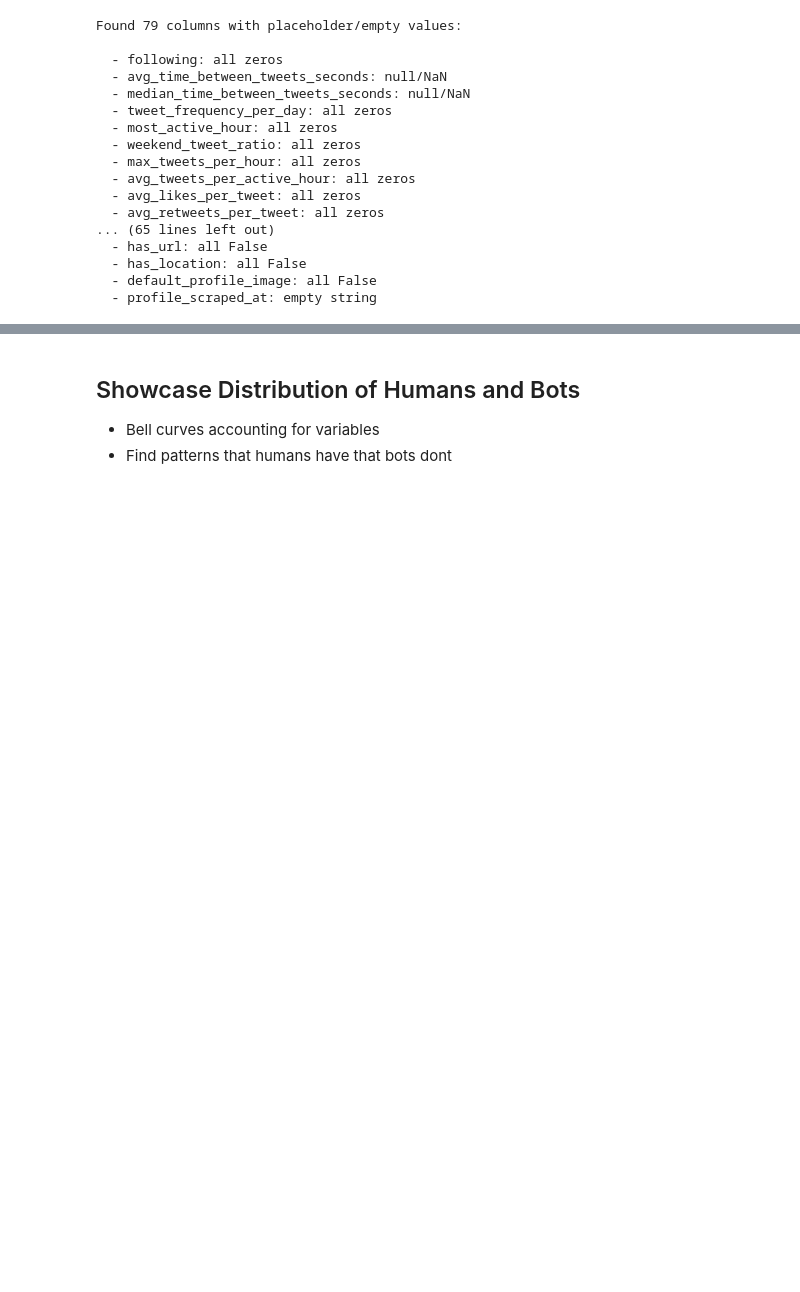
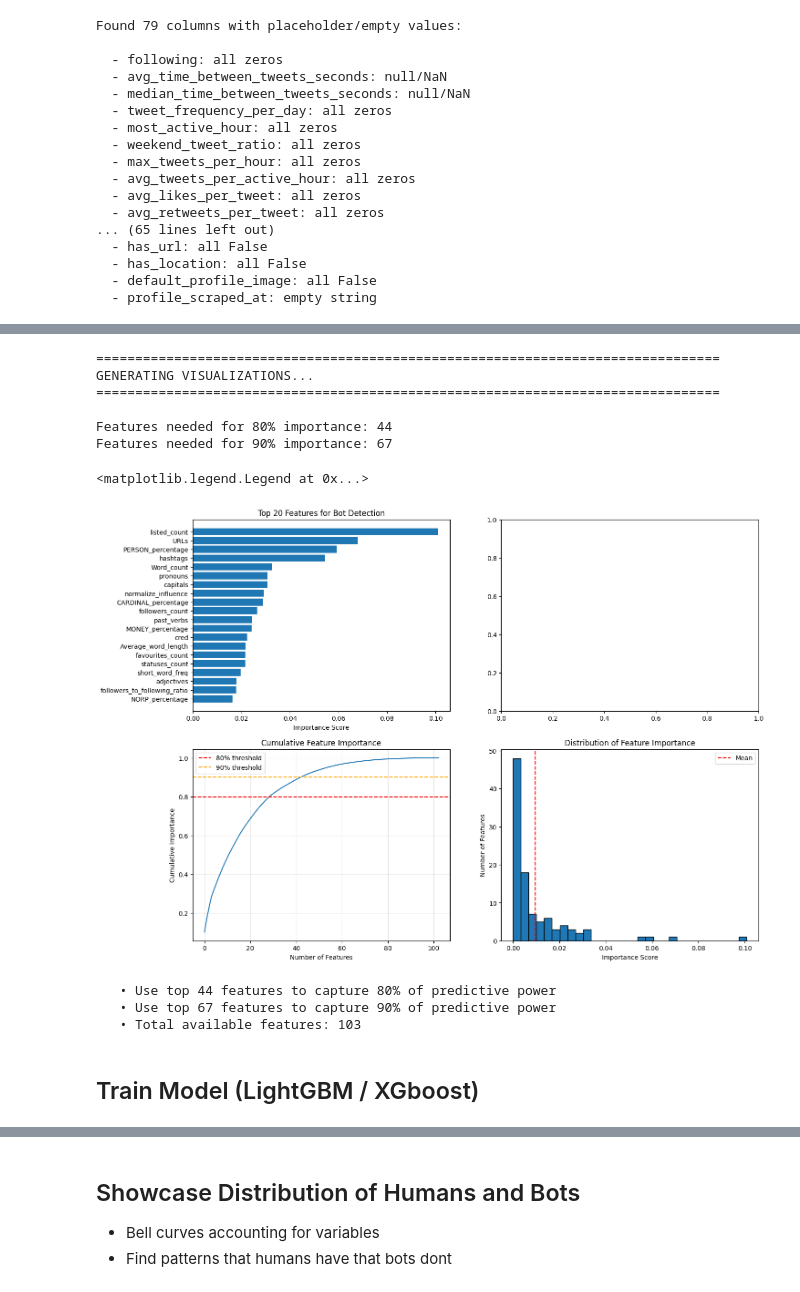
Before and after one commit to moanv2/TVB_IE2025, a Jupyter notebook: ML_model/main.ipynb, the cells around one changed output, grey strips where cells are left out. Saved outputs shown, nothing was run; the diff lists cells and outputs as text; code cells hidden in the pictures; blank space fills up the shorter version.

Commit message:
Completed XGBoost / LightGBM

```diff
--- a/ML_model/main.ipynb
+++ b/ML_model/main.ipynb
@@ -606,0 +333,3 @@ print(null_cols)
+# %%
+# drop the 'website' column (safely)
+unbalanced_data.drop(columns=['website'], inplace=True, errors='ignore')
@@ -606,0 +551,59 @@ print(null_cols)
+# %%
+print("\n" + "=" * 80)
+print("GENERATING VISUALIZATIONS...")
+print("=" * 80)
+
+fig, axes = plt.subplots(2, 2, figsize=(16, 12))
+
+# Plot 1: Top 20 Features
+ax1 = axes[0, 0]
+top_20 = importances.head(20)
+ax1.barh(range(len(top_20)), top_20['importance'])
+ax1.set_yticks(range(len(top_20)))
+ax1.set_yticklabels(top_20['feature'])
+ax1.set_xlabel('Importance Score')
+ax1.set_title('Top 20 Features for Bot Detection')
+ax1.invert_yaxis()
+ax3 = axes[1, 0]
+
+cumsum = importances['importance'].cumsum()
+ax3.plot(range(len(cumsum)), cumsum)
+ax3.axhline(y=0.8, color='r', linestyle='--', label='80% threshold')
+ax3.axhline(y=0.9, color='orange', linestyle='--', label='90% threshold')
+ax3.set_xlabel('Number of Features')
+ax3.set_ylabel('Cumulative Importance')
+ax3.set_title('Cumulative Feature Importance')
+ax3.legend()
+ax3.grid(True, alpha=0.3)
+
+features_80 = (cumsum >= 0.8).idxmax() + 1
+features_90 = (cumsum >= 0.9).idxmax() + 1
+print(f"\nFeatures needed for 80% importance: {features_80}")
+print(f"Features needed for 90% importance: {features_90}")
+
+ax4 = axes[1, 1]
+ax4.hist(importances['importance'], bins=30, edgecolor='black')
+ax4.set_xlabel('Importance Score')
+ax4.set_ylabel('Number of Features')
+ax4.set_title('Distribution of Feature Importance')
+ax4.axvline(x=importances['importance'].mean(), color='r', linestyle='--', label='Mean')
+ax4.legend()
+# %% [output]
+================================================================================
+GENERATING VISUALIZATIONS...
+================================================================================
+
+Features needed for 80% importance: 44
+Features needed for 90% importance: 67
+<matplotlib.legend.Legend at 0x...>
+[figure, added]
+# %%
+print(f"   • Use top {features_80} features to capture 80% of predictive power")
+print(f"   • Use top {features_90} features to capture 90% of predictive power")
+print(f"   • Total available features: {len(feature_cols)}")
+# %% [output]
+   • Use top 44 features to capture 80% of predictive power
+   • Use top 67 features to capture 90% of predictive power
+   • Total available features: 103
+# %% [markdown]
+## Train Model (LightGBM / XGboost)
```
Also changed, not shown: parts of 26 cells of this notebook.
